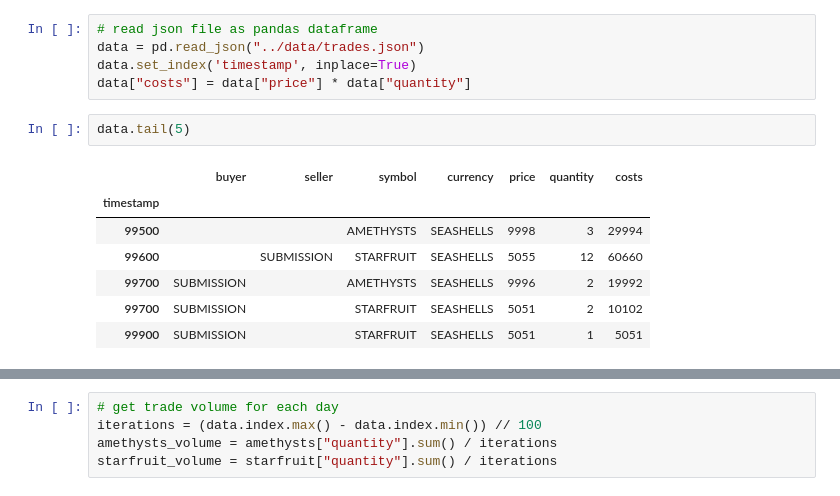
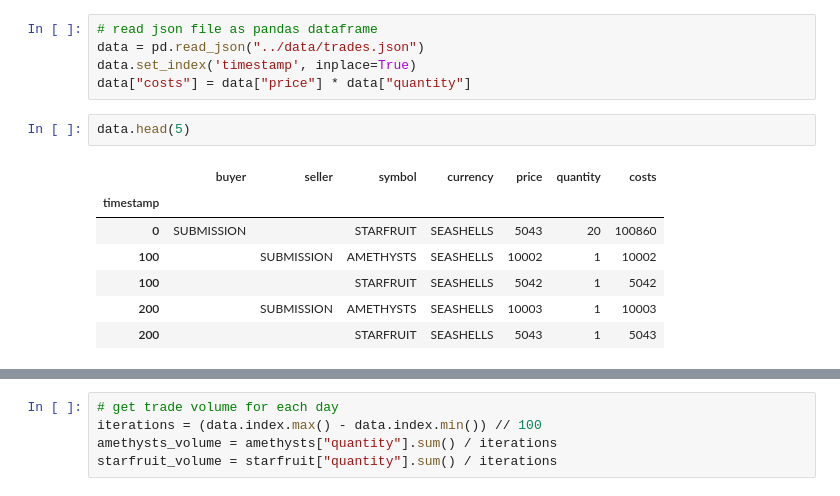
Before and after one commit to johannesfuest/prosperity-2, a Jupyter notebook: analysis/trades_analysis.ipynb, the cells around one changed output, grey strips where cells are left out. Cells and saved outputs as stored; diff of their text form.

```diff
--- a/analysis/trades_analysis.ipynb
+++ b/analysis/trades_analysis.ipynb
@@ -10,12 +10,12 @@ data = pd.read_json("../data/trades.json")
 data.set_index('timestamp', inplace=True)
 data["costs"] = data["price"] * data["quantity"]
 # %%
-data.tail(5)
+data.head(5)
 # %% [output]
 |  | buyer | seller | symbol | currency | price | quantity | costs |
 | timestamp |  |  |  |  |  |  |  |
-| 99500 |  |  | AMETHYSTS | SEASHELLS | 9998 | 3 | 29994 |
-| 99600 |  | SUBMISSION | STARFRUIT | SEASHELLS | 5055 | 12 | 60660 |
-| 99700 | SUBMISSION |  | AMETHYSTS | SEASHELLS | 9996 | 2 | 19992 |
-| 99700 | SUBMISSION |  | STARFRUIT | SEASHELLS | 5051 | 2 | 10102 |
-| 99900 | SUBMISSION |  | STARFRUIT | SEASHELLS | 5051 | 1 | 5051 |
+| 0 | SUBMISSION |  | STARFRUIT | SEASHELLS | 5043 | 20 | 100860 |
+| 100 |  | SUBMISSION | AMETHYSTS | SEASHELLS | 10002 | 1 | 10002 |
+| 100 |  |  | STARFRUIT | SEASHELLS | 5042 | 1 | 5042 |
+| 200 |  | SUBMISSION | AMETHYSTS | SEASHELLS | 10003 | 1 | 10003 |
+| 200 |  |  | STARFRUIT | SEASHELLS | 5043 | 1 | 5043 |
```
Also changed, not shown: parts of 7 cells of this notebook.
